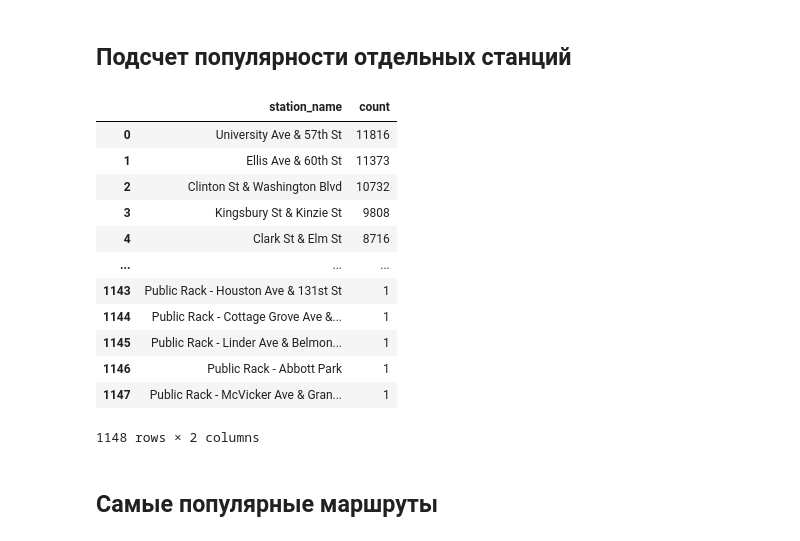
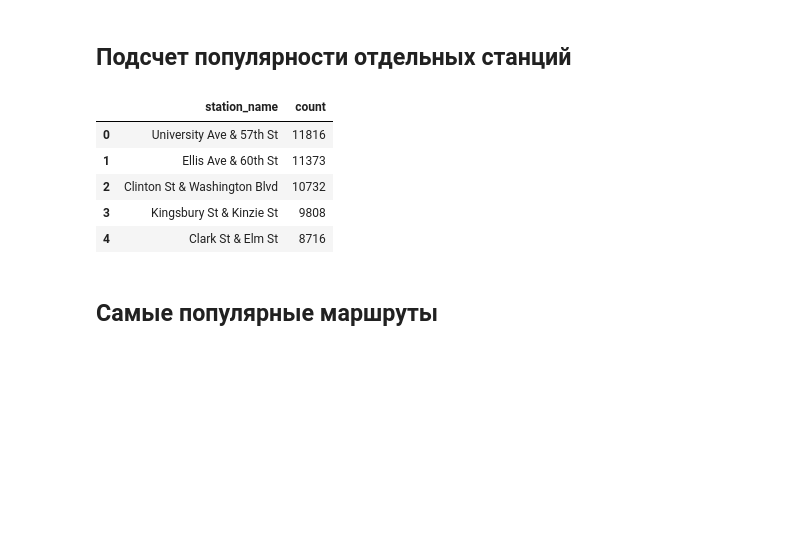
Before and after one commit to kapibarr/big-data-project, a Jupyter notebook: popular_station_2023.ipynb, the cells around one changed output. Drawn from its saved outputs; the diff is of its cells as text; code cells hidden in the pictures; blank space fills up the shorter version.

```diff
--- a/popular_station_2023.ipynb
+++ b/popular_station_2023.ipynb
@@ -78,23 +82,16 @@ popular_station = pd.DataFrame(station_names["station_name"].value_counts())
 # %%
 # Возвращаем индексы и переназываем столбцы
 popular_station = popular_station.reset_index()
-popular_station.columns = ['station_name', 'count']
+popular_station.columns = ["station_name", "count"]
 
-popular_station
+popular_station.head()
 # %% [output]
 |  | station_name | count |
 | 0 | University Ave & 57th St | 11816 |
 | 1 | Ellis Ave & 60th St | 11373 |
 | 2 | Clinton St & Washington Blvd | 10732 |
 | 3 | Kingsbury St & Kinzie St | 9808 |
 | 4 | Clark St & Elm St | 8716 |
-| ... | ... | ... |
-| 1143 | Public Rack - Houston Ave & 131st St | 1 |
-| 1144 | Public Rack - Cottage Grove Ave &... | 1 |
-| 1145 | Public Rack - Linder Ave & Belmon... | 1 |
-| 1146 | Public Rack - Abbott Park | 1 |
-| 1147 | Public Rack - McVicker Ave & Gran... | 1 |
-1148 rows × 2 columns
 # %% [markdown]
 ## Самые популярные маршруты
 # %%
```
Also changed, not shown: parts of 22 cells of this notebook, 1 other file.
